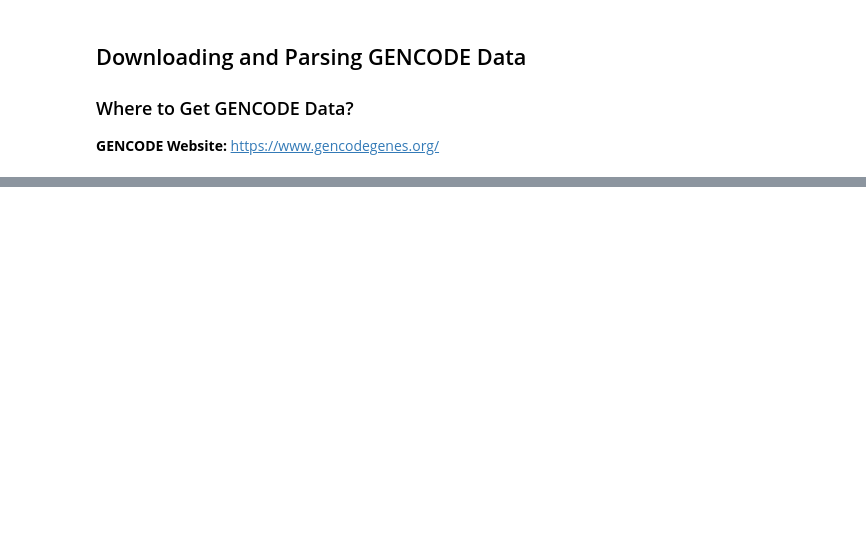
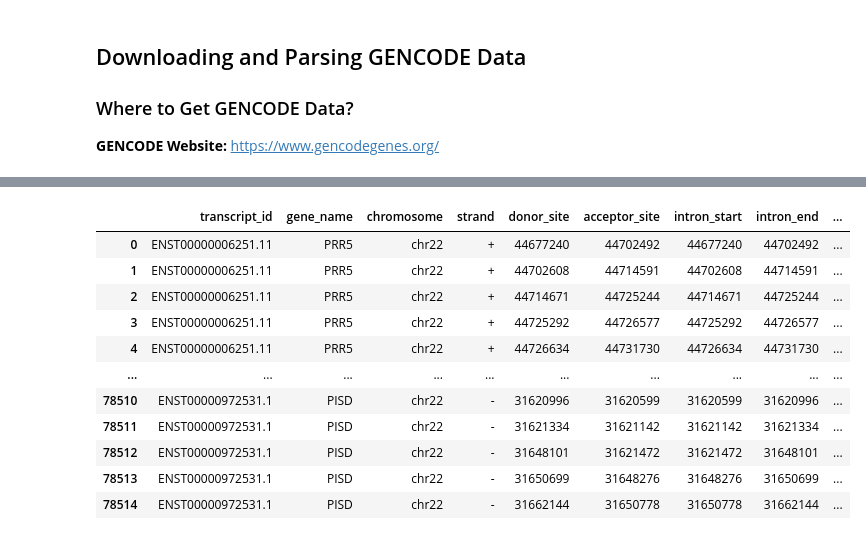
Before and after one commit to duttaprat/BMI_503, a Jupyter notebook: class_2/GENCODE_notebook.ipynb, the cells around one changed output, grey strips where cells are left out. Cells and saved outputs as stored; diff of their text form; code cells hidden in the pictures; blank space fills up the shorter version.

```diff
--- a/class_2/GENCODE_notebook.ipynb
+++ b/class_2/GENCODE_notebook.ipynb
@@ -482,0 +211,13 @@ Generate 4-mers and find the most frequent k-mer
+# %%
+# Create separate DataFrames for different features
+
+genes_df = df[df['feature'] == 'gene'].copy()
+transcripts_df = df[df['feature'] == 'transcript'].copy()
+exons_df = df[df['feature'] == 'exon'].copy()
+cds_df = df[df['feature'] == 'CDS'].copy()
+
+print("✅ Created feature-specific DataFrames:")
+print(f"   Genes:       {len(genes_df)}")
+print(f"   Transcripts: {len(transcripts_df)}")
+print(f"   Exons:       {len(exons_df)}")
+print(f"   CDS:         {len(cds_df)}")
@@ -482,0 +326,70 @@ Generate 4-mers and find the most frequent k-mer
+# %%
+### Extract Splice Sites
+
+
+def extract_splice_sites(exons_df):
+    """
+    Extract splice sites from exon annotations
+
+    For each transcript:
+    - Find junctions between consecutive exons
+    - Donor = end of upstream exon
+    - Acceptor = start of downstream exon
+    """
+
+    splice_sites = []
+
+    # Group by transcript
+    for transcript_id, group in exons_df.groupby('transcript_id'):
+        # Sort exons by position
+        group = group.sort_values('start')
+
+        # Get strand
+        strand = group.iloc[0]['strand']
+        chrom = group.iloc[0]['seqname']
+        gene_name = group.iloc[0].get('gene_name', '')
+
+        # Iterate through consecutive exons
+        exon_list = group.sort_values('exon_number' if 'exon_number' in group.columns else 'start')
+
+        for i in range(len(exon_list) - 1):
+            exon1 = exon_list.iloc[i]
+            exon2 = exon_list.iloc[i + 1]
+
+            if strand == '+':
+                donor = exon1['end']
+                acceptor = exon2['start']
+            else:
+                donor = exon2['start']
+                acceptor = exon1['end']
+
+            splice_sites.append({
+                'transcript_id': transcript_id,
+                'gene_name': gene_name,
+                'chromosome': chrom,
+                'strand': strand,
+                'donor_site': donor,
+                'acceptor_site': acceptor,
+                'intron_start': min(donor, acceptor),
+                'intron_end': max(donor, acceptor),
+                'intron_length': abs(acceptor - donor)
+            })
+
+    return pd.DataFrame(splice_sites)
+
+# Extract splice sites
+if len(exons_df) > 0 and 'transcript_id' in exons_df.columns:
+    splice_sites_df = extract_splice_sites(exons_df)
+
+    print("✅ Extracted splice sites!")
+    print(f"\nTotal splice junctions: {len(splice_sites_df)}")
+    print(f"\nSplice sites data:")
+    display(splice_sites_df)
+
+    print(f"\n📊 Intron length statistics:")
+    print(f"   Mean: {splice_sites_df['intron_length'].mean():.0f} bp")
+    print(f"   Min:  {splice_sites_df['intron_length'].min()} bp")
+    print(f"   Max:  {splice_sites_df['intron_length'].max()} bp")
+else:
+    print("⚠️ Not enough exon data for splice site extraction")
+# %% [output]
@@ -482,0 +401,12 @@ Generate 4-mers and find the most frequent k-mer
+|  | transcript_id | gene_name | chromosome | strand | donor_site | acceptor_site | intron_start | intron_end | ... |
+| 0 | ENST00000006251.11 | PRR5 | chr22 | + | 44677240 | 44702492 | 44677240 | 44702492 | ... |
+| 1 | ENST00000006251.11 | PRR5 | chr22 | + | 44702608 | 44714591 | 44702608 | 44714591 | ... |
+| 2 | ENST00000006251.11 | PRR5 | chr22 | + | 44714671 | 44725244 | 44714671 | 44725244 | ... |
+| 3 | ENST00000006251.11 | PRR5 | chr22 | + | 44725292 | 44726577 | 44725292 | 44726577 | ... |
+| 4 | ENST00000006251.11 | PRR5 | chr22 | + | 44726634 | 44731730 | 44726634 | 44731730 | ... |
+| ... | ... | ... | ... | ... | ... | ... | ... | ... | ... |
+| 78510 | ENST00000972531.1 | PISD | chr22 | - | 31620996 | 31620599 | 31620599 | 31620996 | ... |
+| 78511 | ENST00000972531.1 | PISD | chr22 | - | 31621334 | 31621142 | 31621142 | 31621334 | ... |
+| 78512 | ENST00000972531.1 | PISD | chr22 | - | 31648101 | 31621472 | 31621472 | 31648101 | ... |
+| 78513 | ENST00000972531.1 | PISD | chr22 | - | 31650699 | 31648276 | 31648276 | 31650699 | ... |
+| 78514 | ENST00000972531.1 | PISD | chr22 | - | 31662144 | 31650778 | 31650778 | 31662144 | ... |
```
Also changed, not shown: parts of 56 cells of this notebook.
